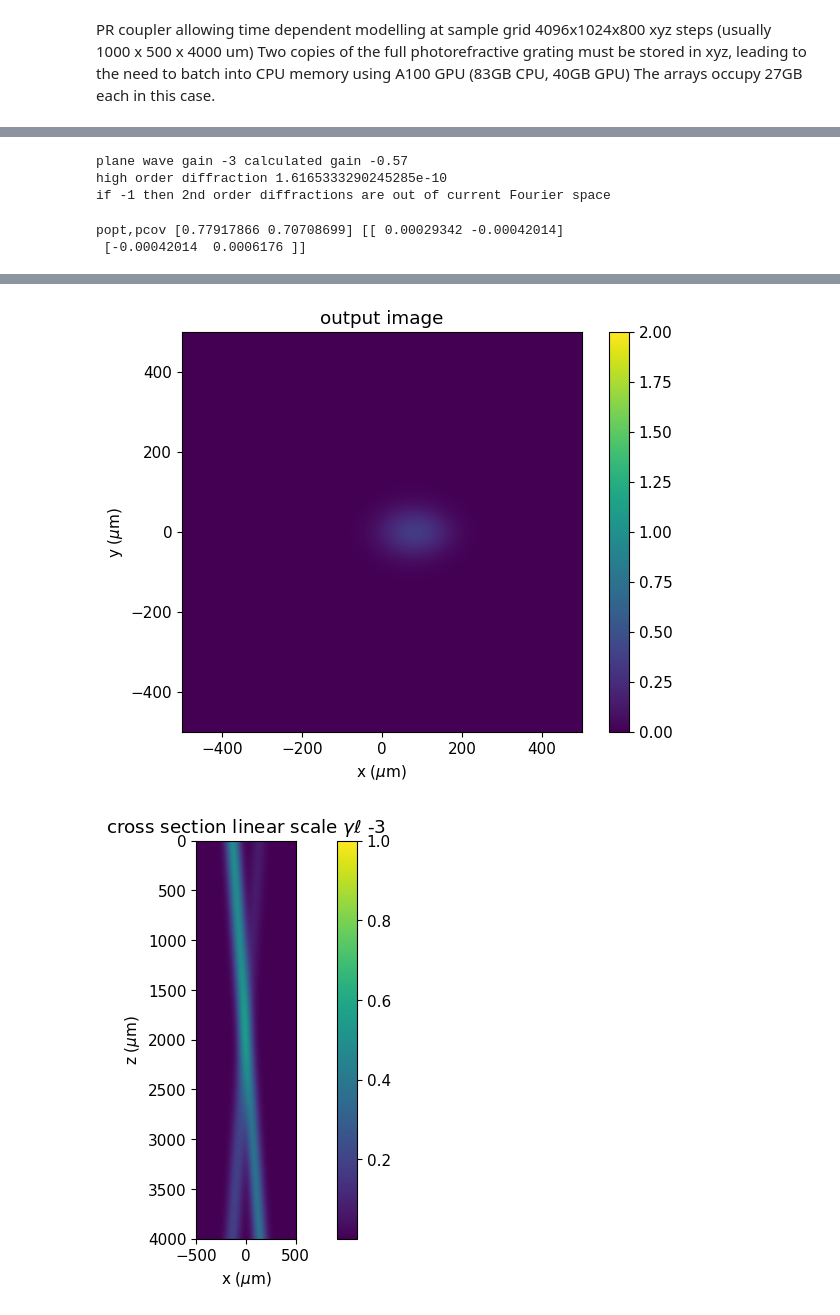
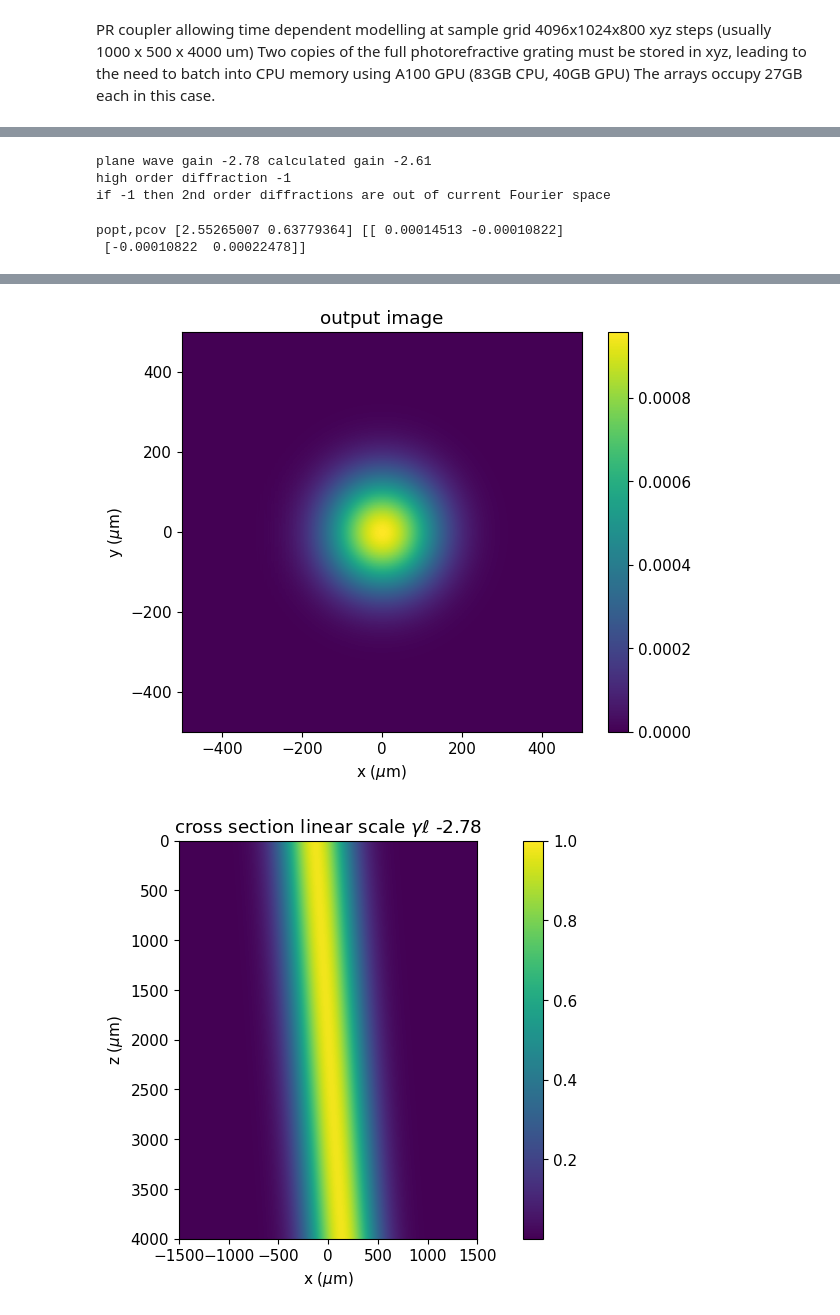
Before and after one commit to mcroning/Nonlinear-Beam-Propagation, a Jupyter notebook: PRcoupler.ipynb, the cells around one changed output, grey strips where cells are left out. Drawn from its saved outputs; the diff is of its cells as text; code cells hidden in the pictures.

```diff
--- a/PRcoupler.ipynb
+++ b/PRcoupler.ipynb
@@ -46,8 +46,8 @@ Resolving deltas: 100% (127/127), done.
 # %%
 
 # @title Set Parameters { run: "auto" }
-gain_length_product = -3 # @param {type:"number"}
-intensity_beam_ratio_2_to_1 = 6.67 # @param {type:"number"}
+gain_length_product = -2.78 # @param {type:"number"}
+intensity_beam_ratio_2_to_1 = 200000 # @param {type:"number"}
 image_on_beam = "No Image" # @param ["No Image","Beam 1","Beam 2","Beams 1 & 2"]
 image_type = "real image" # @param ["real image", "phase image"]
 image_size_norm_by_waist1 = 1 # @param {type:"number"}
@@ -59,33 +59,33 @@ scattering_correlation_length_um = 0.6 # @param {type:"number"}
 volume_noise_amplitude_per_mm = 0.02 # @param {type:"number"}
 kerr_coeff = 0 # @param {type:"number"}
 surface_noise_amplitude = 0.1 # @param {type:"number"}
-x_aperture_um = 1000 # @param {type:"number"}
+x_aperture_um = 3000 # @param {type:"number"}
 y_aperture_um = 1000 # @param {type:"number"}
-x_samples = "2048" # @param ["1024", "2048", "4096", "8192", "16384","32768"]
-y_samples = "512" # @param ["256", "512", "1024", "2048"]
+x_samples = "4096" # @param ["1024", "2048", "4096", "8192", "16384","32768"]
+y_samples = "256" # @param ["256", "512", "1024", "2048"]
 interaction_length_um = 4000 # @param {type:"number"}
-z_step_um = 10 # @param {type:"number"}
+z_step_um = 20 # @param {type:"number"}
 wavelength_um = 0.625 # @param {type:"number"}
-beam_waist_1 = 100 # @param {type:"number"}
-beam_waist_2 = 100 # @param {type:"number"}
+beam_waist_1 = 200 # @param {type:"number"}
+beam_waist_2 = 500 # @param {type:"number"}
 external_angle_beam_1 = 0.16 # @param {type:"number"}
 external_angle_beam_2 = -0.16 # @param {type:"number"}
 azimuth_1 = 0 # @param {type:"number"}
 azimuth_2 = 0 # @param {type:"number"}
 prop_random_steps = False # @param {type:"boolean"}
-backpropagate_output_image = False # @param {type:"boolean"}
+backpropagate_output_image = True # @param {type:"boolean"}
 time_behavior = "Time Dependent" # @param ["Static", "Time Dependent"]
-number_of_time_steps = 24 # @param {type:"integer"}
-end_time_t0 = 1.8 # @param {type:"number"}
+number_of_time_steps = 80 # @param {type:"integer"}
+end_time_t0 = 12 # @param {type:"number"}
 batchnum_spec = 1 # @param {type:"number"}
 batchnum_spec=int(batchnum_spec)
 fanning_study = False # @param {type:"boolean"}
 save_noise = False # @param {type:"boolean"}
 use_old_noise = False # @param {type:"boolean"}
-Google_drive_save_folder = "whole beam paper wide" # @param {type:"string"}
-save_output = False # @param {type:"boolean"}
+Google_drive_save_folder = "gl2p78_fischertd_good" # @param {type:"string"}
+save_output = True # @param {type:"boolean"}
 relative_dielectric_constant = 2500 # @param {type:"number"}
-mobile_charge_density = 6.22e22 # @param {type:"number"}
+mobile_charge_density = 6.4e22 # @param {type:"number"}
 temperature_K = 293 # @param {type:"number"}
 refractive_index = 2.4 # @param {type:"number"}
 dark_intensity = 0.01 # @param {type:"number"}
@@ -757,8 +757,8 @@ print('plane wave gain '+str(gl)+' calculated gain '+'{0:.2f}'.format(gain))
 print('high order diffraction',hidiff(ift[-1],prdata)[0])
 print('if -1 then 2nd order diffractions are out of current Fourier space')
 # %% [output]
-plane wave gain -3 calculated gain -0.57
-high order diffraction 1.6165333290245285e-10
+plane wave gain -2.78 calculated gain -2.61
+high order diffraction -1
 if -1 then 2nd order diffractions are out of current Fourier space
 # %%
 if timedep and 'escsfull_cpu' in locals():
@@ -939,7 +939,7 @@ figout,ax4=plt.subplots()
 ax4.set_title('output image')
 ax4.set_xlabel(r'x ($\mu$m)')
 ax4.set_ylabel(r'y ($\mu$m)')
-img=ax4.imshow(imout_final,extent=extent_crop,vmax=2)
+img=ax4.imshow(imout_final,extent=extent_crop)
 cbar=figin.colorbar(img)
 
 fig1,ax2=plt.subplots()  # intensity cross section
@@ -971,7 +971,7 @@ if fanning_study:
     cbar=figin.colorbar(img,location='bottom')
     print('fanning efficiency',faneff)
 # %% [output]
-popt,pcov [0.77917866 0.70708699] [[ 0.00029342 -0.00042014]
- [-0.00042014  0.0006176 ]]
+popt,pcov [2.55265007 0.63779364] [[ 0.00014513 -0.00010822]
+ [-0.00010822  0.00022478]]
 [interactive output not drawn]
 [interactive output not drawn]
@@ -980,5 +980,5 @@ popt,pcov [0.77917866 0.70708699] [[ 0.00029342 -0.00042014]
-[figure, old version]
+[figure, new version]
-[figure, old version]
+[figure, new version]
 # %%
 if savedata:
   from google.colab import drive
```
Also changed, not shown: parts of 16 cells of this notebook.
